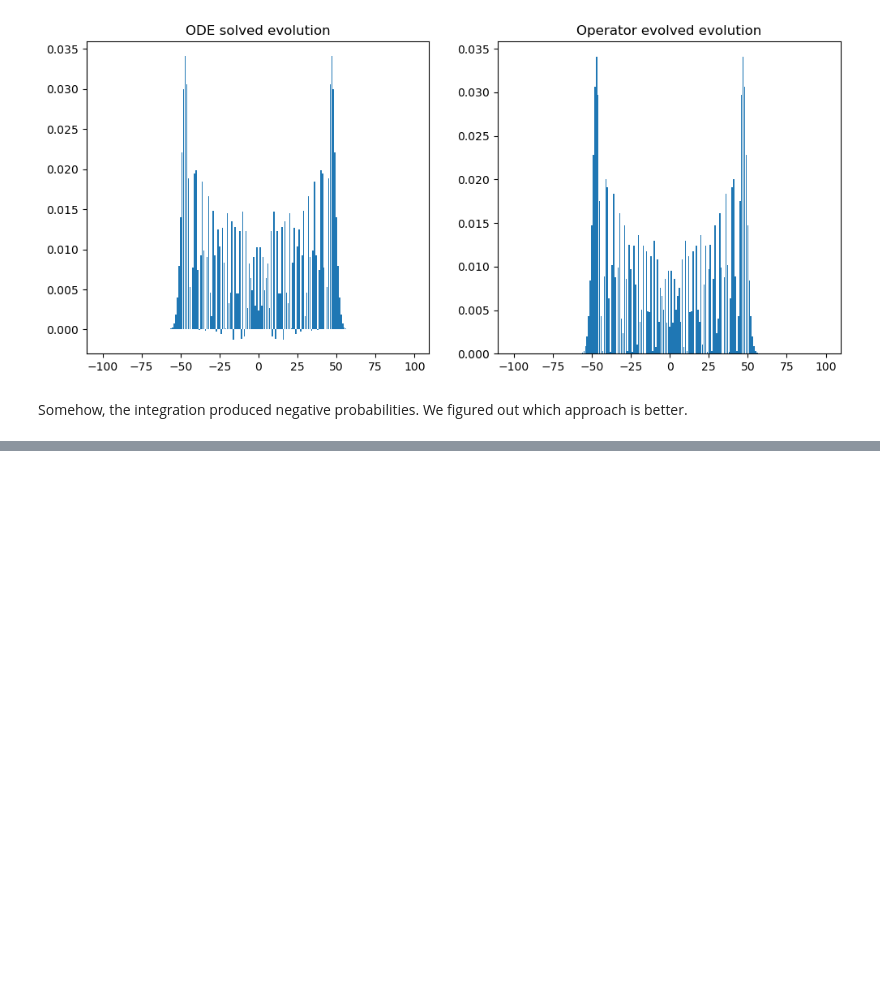
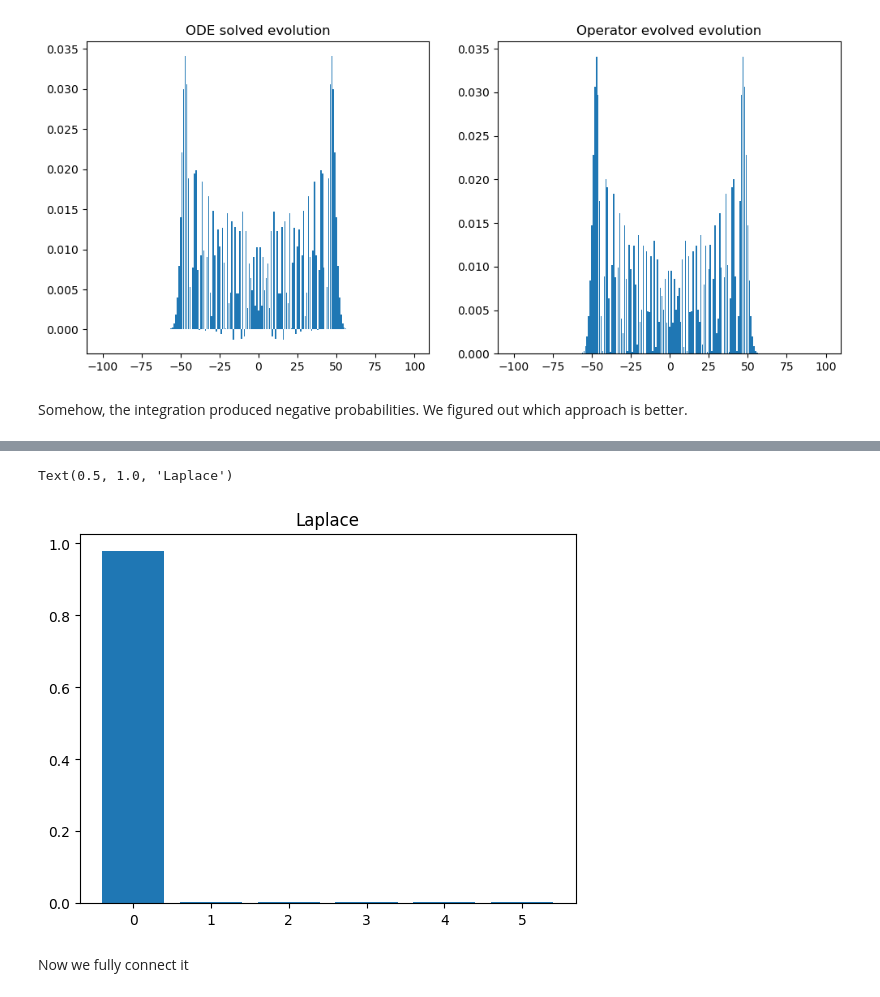
Before and after one commit to lresteghini/Quantum-Walks-course, a Jupyter notebook: Continuous_time_walks.ipynb, the cells around one changed output, grey strips where cells are left out. Saved outputs shown, nothing was run; the diff lists cells and outputs as text; code cells hidden in the pictures; blank space fills up the shorter version.

```diff
--- a/Continuous_time_walks.ipynb
+++ b/Continuous_time_walks.ipynb
@@ -173,0 +316,29 @@ Somehow, the integration produced negative probabilities. We figured out which a
+# %%
+from scipy.linalg import expm
+
+def Evol_vector(t, state, hamiltonian):
+    return expm(-1j * hamiltonian * t) @ state
+
+def Measure_pos(state):
+    positions = np.zeros(state.size)
+
+    for i, x in enumerate(state):
+        if x != 0:
+            positions[i] += abs(x)**2
+
+    return positions
+# %%
+Laplace_state = Evol_vector(10, state, Laplace_star)
+
+pos_Laplace = Measure_pos(Laplace_state)
+# %%
+import matplotlib.pyplot as plt
+
+plt.bar(np.arange(len(pos_Laplace)), pos_Laplace)
+
+plt.title("Laplace")
+# %% [output]
+Text(0.5, 1.0, 'Laplace')
+[figure, added]
+# %% [markdown]
+Now we fully connect it
```
Also changed, not shown: parts of 17 cells of this notebook, 1 other file.
